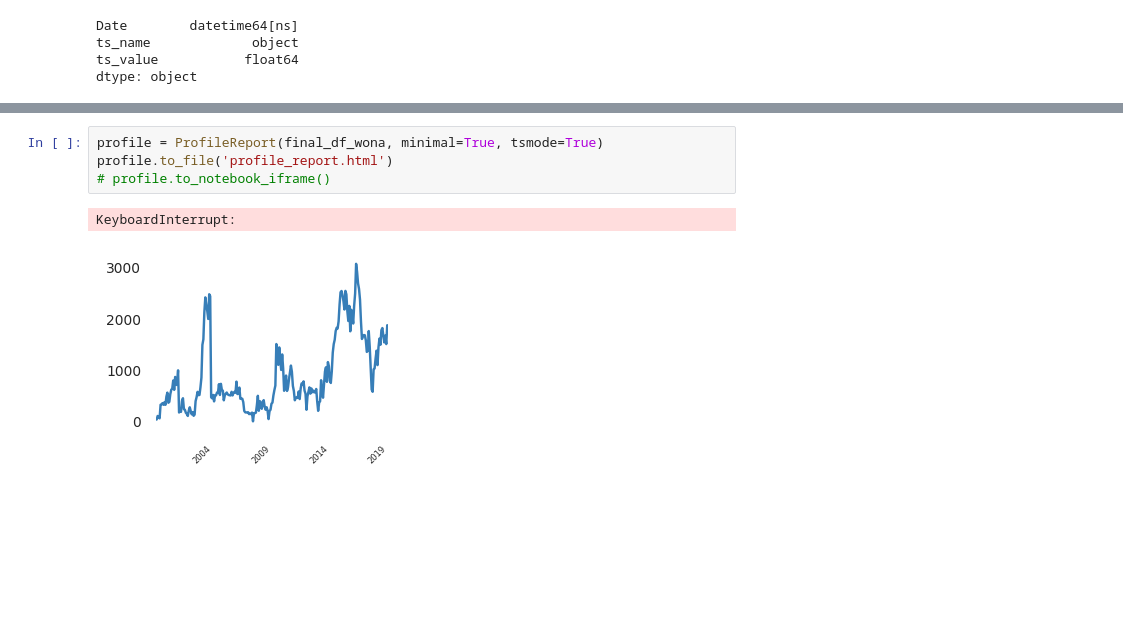
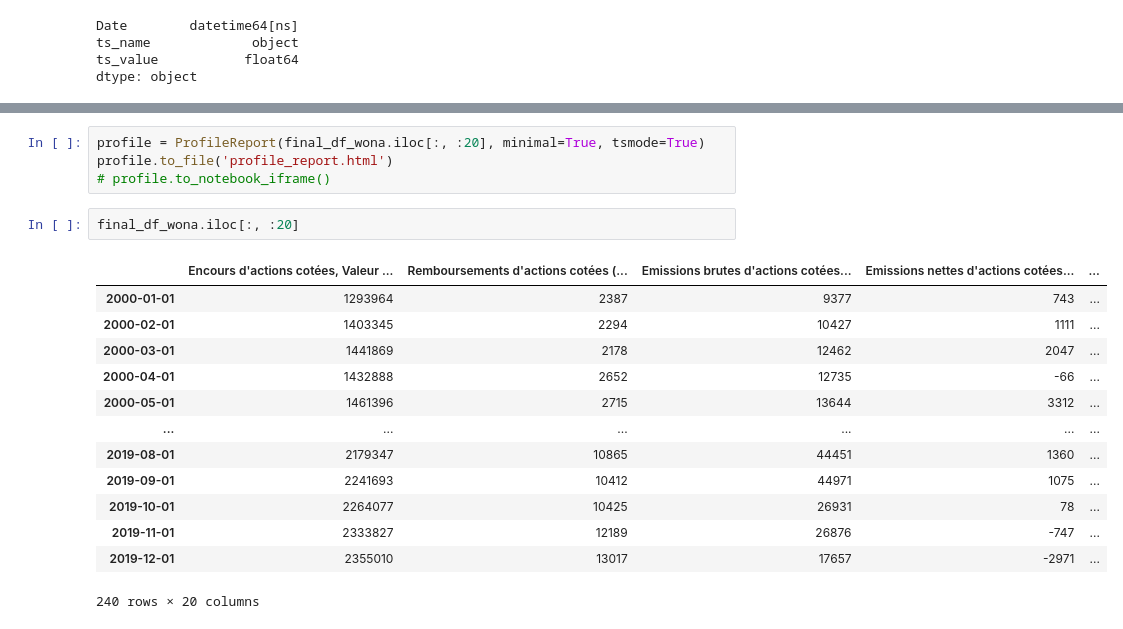
Before and after one commit to ClementBM/sandbox, a Jupyter notebook: webstat-tsclustering/tsclustering/eda.ipynb, the cells around one changed output, grey strips where cells are left out. Cells and saved outputs as stored; diff of their text form; blank space fills up the shorter version.

```diff
--- a/webstat-tsclustering/tsclustering/eda.ipynb
+++ b/webstat-tsclustering/tsclustering/eda.ipynb
@@ -164,9 +163,22 @@ timeseries_heatmap(dataframe=melted_final_df,
 <Axes: xlabel='Time'>
 [figure]
 # %%
-profile = ProfileReport(final_df_wona, minimal=True, tsmode=True)
+profile = ProfileReport(final_df_wona.iloc[:, :20], minimal=True, tsmode=True)
 profile.to_file('profile_report.html')
 # profile.to_notebook_iframe()
-# %% [output]
-KeyboardInterrupt:
-[figure, removed]
+# %%
+final_df_wona.iloc[:, :20]
+# %% [output]
+|  | Encours d'actions cotées, Valeur ... | Remboursements d'actions cotées (... | Emissions brutes d'actions cotées... | Emissions nettes d'actions cotées... | ... |
+| 2000-01-01 | 1293964 | 2387 | 9377 | 743 | ... |
+| 2000-02-01 | 1403345 | 2294 | 10427 | 1111 | ... |
+| 2000-03-01 | 1441869 | 2178 | 12462 | 2047 | ... |
+| 2000-04-01 | 1432888 | 2652 | 12735 | -66 | ... |
+| 2000-05-01 | 1461396 | 2715 | 13644 | 3312 | ... |
+| ... | ... | ... | ... | ... | ... |
+| 2019-08-01 | 2179347 | 10865 | 44451 | 1360 | ... |
+| 2019-09-01 | 2241693 | 10412 | 44971 | 1075 | ... |
+| 2019-10-01 | 2264077 | 10425 | 26931 | 78 | ... |
+| 2019-11-01 | 2333827 | 12189 | 26876 | -747 | ... |
+| 2019-12-01 | 2355010 | 13017 | 17657 | -2971 | ... |
+240 rows × 20 columns
```
Also changed, not shown: parts of 2 cells of this notebook, 3 other files.
